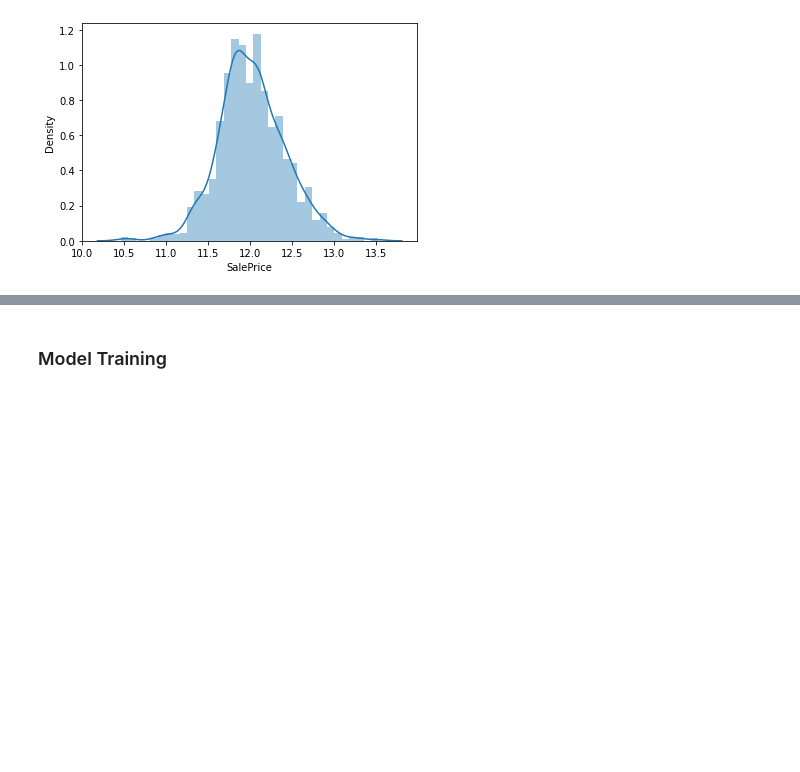
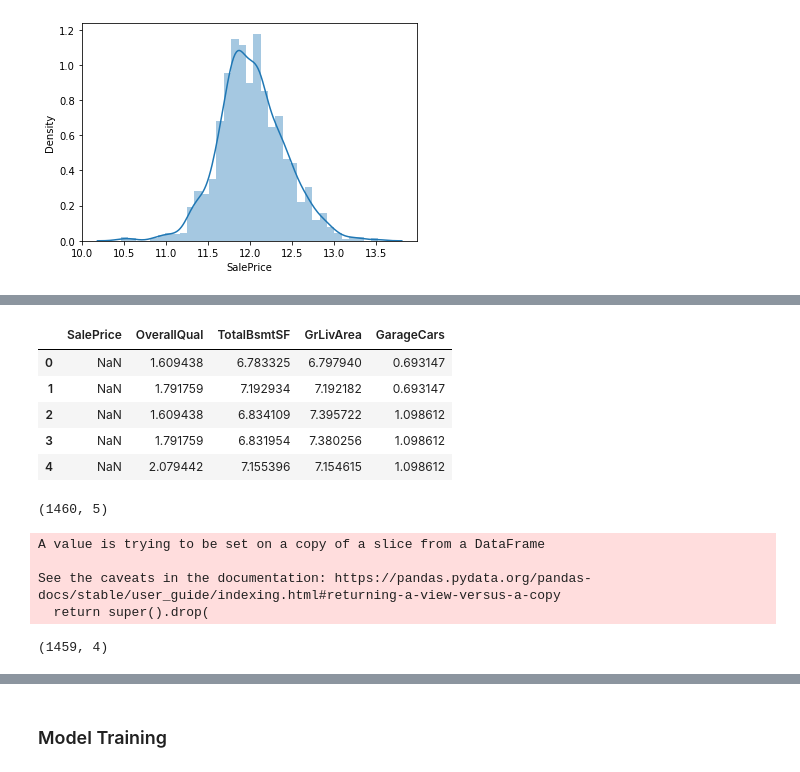
Before and after one commit to LooyeeNg/DataScienceProjects, a Jupyter notebook: house price predictions/house-price-predictions.ipynb, the cells around one changed output, grey strips where cells are left out. Cells and saved outputs as stored; diff of their text form; code cells hidden in the pictures; blank space fills up the shorter version.

```diff
--- a/house price predictions/house-price-predictions.ipynb
+++ b/house price predictions/house-price-predictions.ipynb
@@ -93,14 +106,14 @@ df1['SalePrice'].skew()
 # %% [markdown]
 ### Log Transformation
 # %%
-df3 = df1.copy()
+final_df_log = final_df.copy()
 # %%
 num_features=['SalePrice','OverallQual', 'TotalBsmtSF','GrLivArea', 'GarageCars']
 
 for feature in num_features:
-    df3[feature]=np.log(df3[feature])
+    final_df_log[feature]=np.log(final_df_log[feature])
 
-df3.head(5)
+final_df_log.head(5)
 # %% [output]
 |  | SalePrice | OverallQual | TotalBsmtSF | GrLivArea | GarageCars |
 | 0 | 12.247694 | 1.945910 | 6.753438 | 7.444249 | 1.098612 |
@@ -121,0 +137,3 @@ df3.to_csv('check2.csv',index=False)
+# %%
+df_Train=final_df_log.iloc[:1460,:]
+df_Test=final_df_log.iloc[1460:,:]
@@ -121,0 +149,24 @@ df3.to_csv('check2.csv',index=False)
+# %%
+df_Test.head()
+# %% [output]
+|  | SalePrice | OverallQual | TotalBsmtSF | GrLivArea | GarageCars |
+| 0 | NaN | 1.609438 | 6.783325 | 6.797940 | 0.693147 |
+| 1 | NaN | 1.791759 | 7.192934 | 7.192182 | 0.693147 |
+| 2 | NaN | 1.609438 | 6.834109 | 7.395722 | 1.098612 |
+| 3 | NaN | 1.791759 | 6.831954 | 7.380256 | 1.098612 |
+| 4 | NaN | 2.079442 | 7.155396 | 7.154615 | 1.098612 |
+# %%
+df_Train.shape
+# %% [output]
+(1460, 5)
+# %%
+df_Test.drop(['SalePrice'],axis=1,inplace=True)
+# %% [output]
+A value is trying to be set on a copy of a slice from a DataFrame
+
+See the caveats in the documentation: https://pandas.pydata.org/pandas-docs/stable/user_guide/indexing.html#returning-a-view-versus-a-copy
+  return super().drop(
+# %%
+df_Test.shape
+# %% [output]
+(1459, 4)
```
Also changed, not shown: parts of 43 cells of this notebook.
